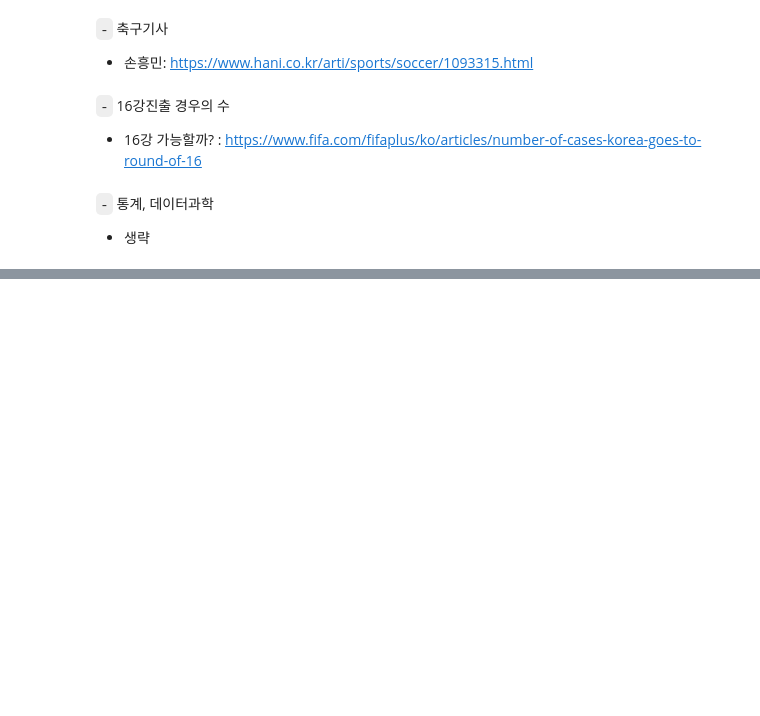
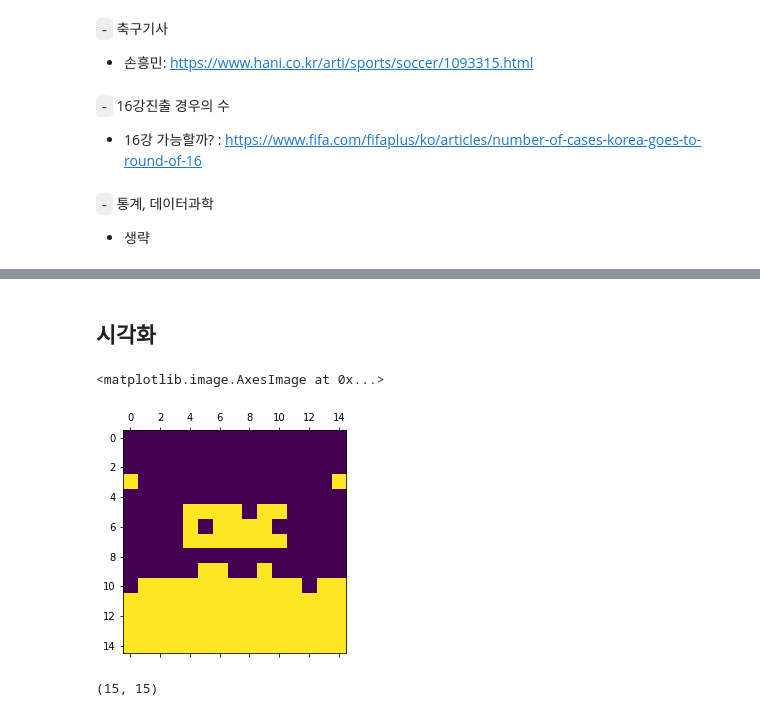
Before and after one commit to guebin/SP2023, a Jupyter notebook: posts/3. MCMC/2023-06-08-15wk-1.ipynb, the cells around one changed output, grey strips where cells are left out. Drawn from its saved outputs; the diff is of its cells as text; code cells hidden in the pictures; blank space fills up the shorter version.

```diff
--- a/posts/3. MCMC/2023-06-08-15wk-1.ipynb
+++ b/posts/3. MCMC/2023-06-08-15wk-1.ipynb
@@ -128,0 +800,6 @@ D['doc1']
+# %%
+def p1(topic,doc,data):
+    θ = data['θ']
+    a = θ[doc].count(topic) +0.1
+    b = len(θ[doc]) + 0.1 *K
+    return a/b
@@ -128,0 +812,9 @@ D['doc1']
+# %%
+def p2(word,topic,data):
+    D=data['D']
+    θ=data['θ']
+    tpclst = [tpc for doc in θ for tpc in θ[doc]]
+    wrdlst = [wrd for doc in D for wrd in D[doc]]
+    a = [wrd for i,wrd in enumerate(wrdlst) if tpclst[i]==topic].count(word) + 0.1
+    b = tpclst.count(topic) + 0.1 * len(set(wrdlst))
+    return a/b
@@ -128,0 +833,27 @@ D['doc1']
+# %%
+for t in range(5):
+    for doc in D:
+        for i, wrd in enumerate(D[doc]):
+            # 임시의 data를 만들고 현재 포커싱되어있는 자료를 삭제함
+            data = {'D':copy.deepcopy(D), 'θ': copy.deepcopy(θ)}
+            del data['D'][doc][i]
+            del data['θ'][doc][i]
+
+            # 토픽의 타당성조사, msr는 타당성을 나타내는 측도, prob는 msr의 총합을 1로 맞춤
+            msr0 = p1(topic=0, doc=doc, data=data) * p2(word=wrd, topic=0, data=data) # 토픽0의 타당성
+            msr1 = p1(topic=1, doc=doc, data=data) * p2(word=wrd, topic=1, data=data) # 토픽1의 타당성
+            prob = [msr0/(msr0 + msr1), msr1/(msr0 + msr1)]
+
+            # update θ|
+            θ[doc][i] = np.random.choice([0,1], p=prob)
+# %% [markdown]
+## 시각화
+# %%
+plt.matshow(list(θ.values()))
+# %% [output]
+<matplotlib.image.AxesImage at 0x...>
+[figure, added]
+# %%
+np.array(list(θ.values())).shape
+# %% [output]
+(15, 15)
```
Also changed, not shown: parts of 174 cells of this notebook.
